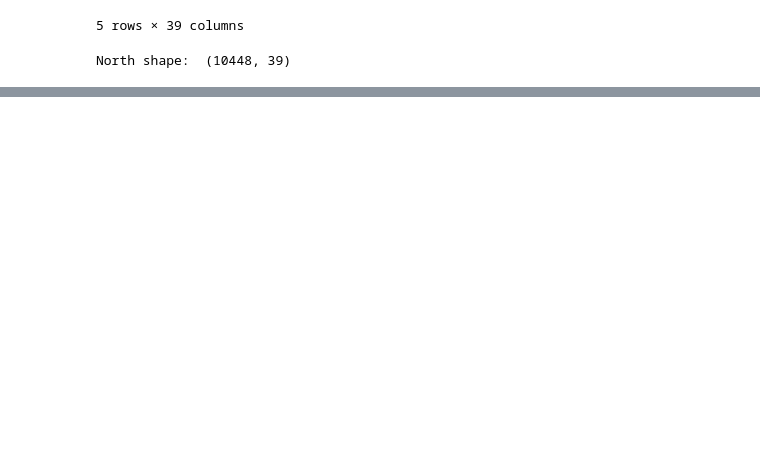
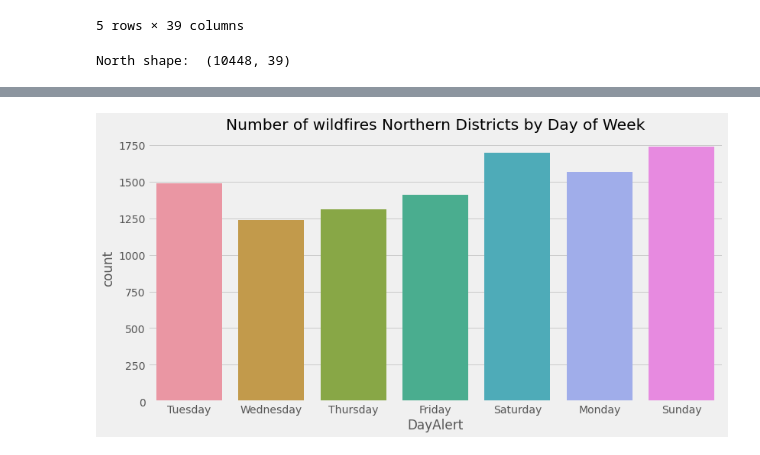
Before and after one commit to Sandokhan/mdse-stats, a Jupyter notebook: wildfire.ipynb, the cells around one changed output, grey strips where cells are left out. Saved outputs shown, nothing was run; the diff lists cells and outputs as text; code cells hidden in the pictures; blank space fills up the shorter version.

```diff
--- a/wildfire.ipynb
+++ b/wildfire.ipynb
@@ -196,0 +214,9 @@ north[north.DateAlert > north.DateExtinction]
+# %%
+#Wildfire by day od the week
+
+sns.countplot(data=north, x='DayAlert');
+plt.title("Number of wildfires Northern Districts by Day of Week")
+plt.xticks(rotation=0)
+plt.show()
+# %% [output]
+[figure, added]
```
Also changed, not shown: parts of 13 cells of this notebook.
